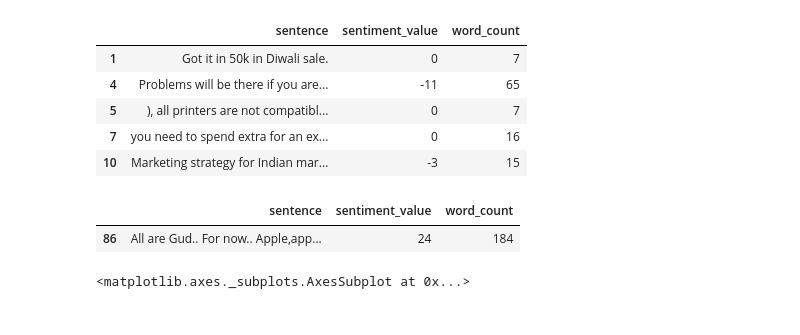
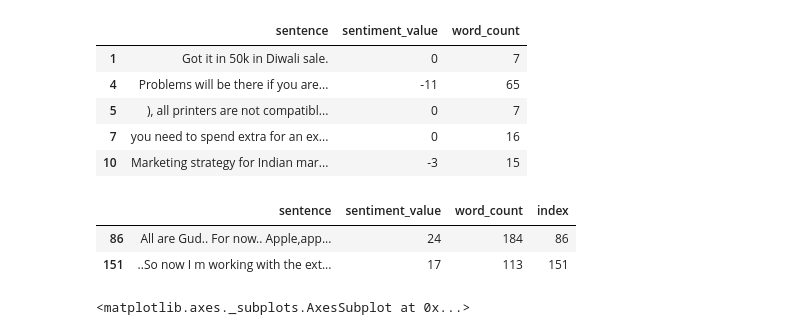
Before and after one commit to DebanjaliBasu/Excelr-1, a Jupyter notebook: Code/Named Entity Recognition_Emotion Mining.ipynb, the cells around one changed output. Drawn from its saved outputs; the diff is of its cells as text; code cells hidden in the pictures.

```diff
--- a/Code/Named Entity Recognition_Emotion Mining.ipynb
+++ b/Code/Named Entity Recognition_Emotion Mining.ipynb
@@ -247,10 +247,11 @@ sent_df[sent_df['sentiment_value']<=0].head()
 | 7 | you need to spend extra for an ex... | 0 | 16 |
 | 10 | Marketing strategy for Indian mar... | -3 | 15 |
 # %%
-sent_df[sent_df['sentiment_value']>=20].head()
+sent_df[sent_df['sentiment_value']>=10].head()
 # %% [output]
-|  | sentence | sentiment_value | word_count |
-| 86 | All are Gud.. For now.. Apple,app... | 24 | 184 |
+|  | sentence | sentiment_value | word_count | index |
+| 86 | All are Gud.. For now.. Apple,app... | 24 | 184 | 86 |
+| 151 | ..So now I m working with the ext... | 17 | 113 | 151 |
 # %%
 sent_df['index']=range(0,len(sent_df))
 # %%
```
Also changed, not shown: parts of 2 cells of this notebook, 17 other files.
